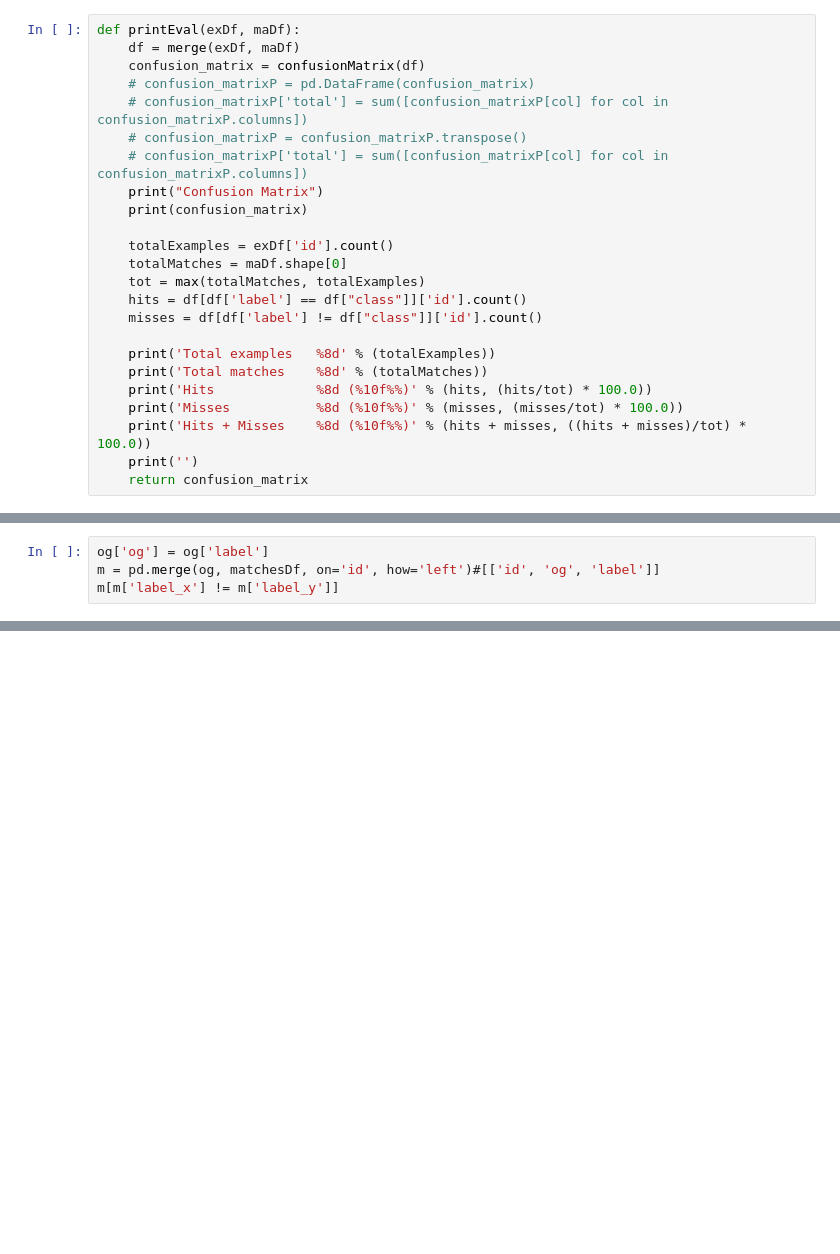
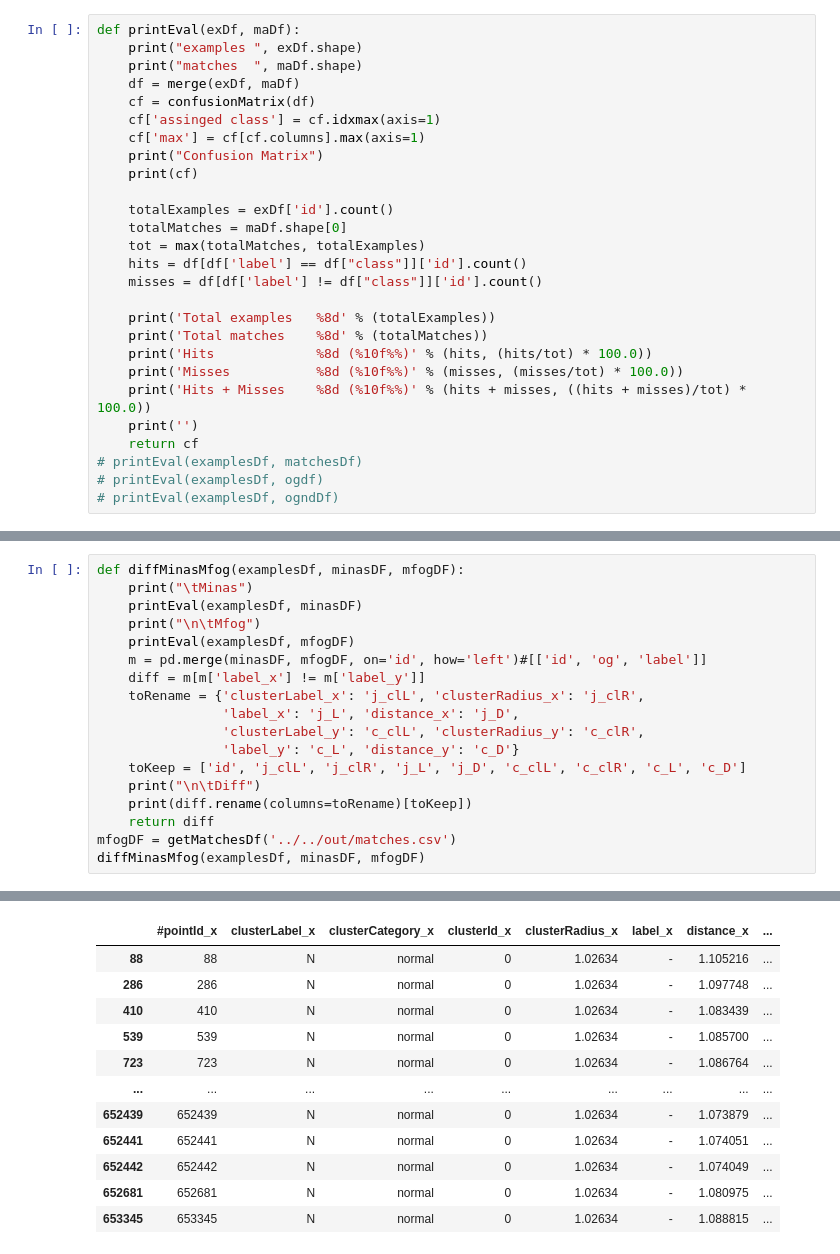
Before and after one commit to luis-puhl/minas-flink, a Jupyter notebook: mfog-mpi/src/minas/evaluate.ipynb, the cells around one changed output, grey strips where cells are left out. Cells and saved outputs as stored; diff of their text form; blank space fills up the shorter version.

```diff
--- a/mfog-mpi/src/minas/evaluate.ipynb
+++ b/mfog-mpi/src/minas/evaluate.ipynb
@@ -84,13 +60,13 @@ def confusionMatrix(merged):
 # %%
 def printEval(exDf, maDf):
+    print("examples ", exDf.shape)
+    print("matches  ", maDf.shape)
     df = merge(exDf, maDf)
-    confusion_matrix = confusionMatrix(df)
-    # confusion_matrixP = pd.DataFrame(confusion_matrix)
-    # confusion_matrixP['total'] = sum([confusion_matrixP[col] for col in confusion_matrixP.columns])
-    # confusion_matrixP = confusion_matrixP.transpose()
-    # confusion_matrixP['total'] = sum([confusion_matrixP[col] for col in confusion_matrixP.columns])
+    cf = confusionMatrix(df)
+    cf['assinged class'] = cf.idxmax(axis=1)
+    cf['max'] = cf[cf.columns].max(axis=1)
     print("Confusion Matrix")
-    print(confusion_matrix)
+    print(cf)
 
     totalExamples = exDf['id'].count()
     totalMatches = maDf.shape[0]
@@ -104,4 +80,7 @@ def printEval(exDf, maDf):
     print('Misses           %8d (%10f%%)' % (misses, (misses/tot) * 100.0))
     print('Hits + Misses    %8d (%10f%%)' % (hits + misses, ((hits + misses)/tot) * 100.0))
     print('')
-    return confusion_matrix
+    return cf
+# printEval(examplesDf, matchesDf)
+# printEval(examplesDf, ogdf)
+# printEval(examplesDf, ogndDf)
@@ -202,4 +86,0 @@ Hits + Misses      653457 (100.000000%)
-# %%
-og['og'] = og['label']
-m = pd.merge(og, matchesDf, on='id', how='left')#[['id', 'og', 'label']]
-m[m['label_x'] != m['label_y']]
@@ -207,0 +87,19 @@ m[m['label_x'] != m['label_y']]
+# %%
+def diffMinasMfog(examplesDf, minasDF, mfogDF):
+    print("\tMinas")
+    printEval(examplesDf, minasDF)
+    print("\n\tMfog")
+    printEval(examplesDf, mfogDF)
+    m = pd.merge(minasDF, mfogDF, on='id', how='left')#[['id', 'og', 'label']]
+    diff = m[m['label_x'] != m['label_y']]
+    toRename = {'clusterLabel_x': 'j_clL', 'clusterRadius_x': 'j_clR',
+                'label_x': 'j_L', 'distance_x': 'j_D',
+                'clusterLabel_y': 'c_clL', 'clusterRadius_y': 'c_clR',
+                'label_y': 'c_L', 'distance_y': 'c_D'}
+    toKeep = ['id', 'j_clL', 'j_clR', 'j_L', 'j_D', 'c_clL', 'c_clR', 'c_L', 'c_D']
+    print("\n\tDiff")
+    print(diff.rename(columns=toRename)[toKeep])
+    return diff
+mfogDF = getMatchesDf('../../out/matches.csv')
+diffMinasMfog(examplesDf, minasDF, mfogDF)
+# %% [output]
@@ -207,0 +123,12 @@ m[m['label_x'] != m['label_y']]
+|  | #pointId_x | clusterLabel_x | clusterCategory_x | clusterId_x | clusterRadius_x | label_x | distance_x | ... |
+| 88 | 88 | N | normal | 0 | 1.02634 | - | 1.105216 | ... |
+| 286 | 286 | N | normal | 0 | 1.02634 | - | 1.097748 | ... |
+| 410 | 410 | N | normal | 0 | 1.02634 | - | 1.083439 | ... |
+| 539 | 539 | N | normal | 0 | 1.02634 | - | 1.085700 | ... |
+| 723 | 723 | N | normal | 0 | 1.02634 | - | 1.086764 | ... |
+| ... | ... | ... | ... | ... | ... | ... | ... | ... |
+| 652439 | 652439 | N | normal | 0 | 1.02634 | - | 1.073879 | ... |
+| 652441 | 652441 | N | normal | 0 | 1.02634 | - | 1.074051 | ... |
+| 652442 | 652442 | N | normal | 0 | 1.02634 | - | 1.074049 | ... |
+| 652681 | 652681 | N | normal | 0 | 1.02634 | - | 1.080975 | ... |
+| 653345 | 653345 | N | normal | 0 | 1.02634 | - | 1.088815 | ... |
```
Also changed, not shown: parts of 20 cells of this notebook, 7 other files.
